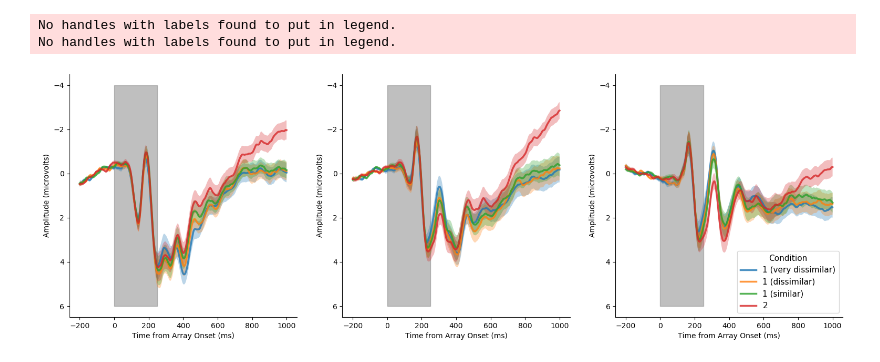
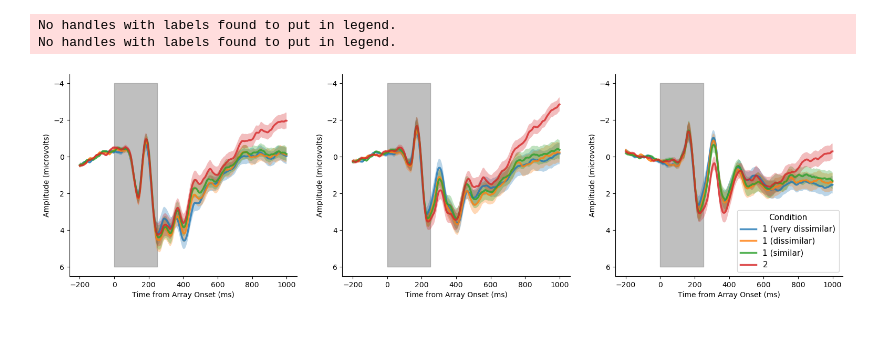
Before and after one commit to WilliamThyer/Dissociating-Spatial-and-Item-Based-Attention, a Jupyter notebook: Discus/analysis/plot_erp.ipynb, the cells around one changed output. Drawn from its saved outputs; the diff is of its cells as text; code cells hidden in the pictures; blank space fills up the shorter version.

```diff
--- a/Discus/analysis/plot_erp.ipynb
+++ b/Discus/analysis/plot_erp.ipynb
@@ -16,16 +16,17 @@ exp = eeg_decoder.Experiment(experiment_name,data_dir,dev=False,trim_timepoints=
 erp = eeg_decoder.ERP(exp,subtitle=experiment_name)
 xdata_all, ydata_all = erp.load_all_eeg()
 # %%
-fig,axes = plt.subplots(1,3,figsize=(19,6))
+fig,axes = plt.subplots(1,3,figsize=(19,5))
 for isubset,(subtitle,subset) in enumerate(zip(['_ssPO','_ssC','_ssF'],[('P','O'),('C'),('F')])):
     erp.plot_ss(
         xdata_all, ydata_all,
         ax = axes[isubset],
         electrode_subset=subset,
         condition_labels = ['1 (very dissimilar)','1 (dissimilar)','1 (similar)','2'])
-
+plt.savefig('output/figures/erp.png',bbox_inches='tight')
+plt.savefig('output/figures/erp.pdf',bbox_inches='tight')
 plt.show()
 # %% [output]
 No handles with labels found to put in legend.
 No handles with labels found to put in legend.
-[figure, old version]
+[figure, new version]
```
Also changed, not shown: 9 other files.
